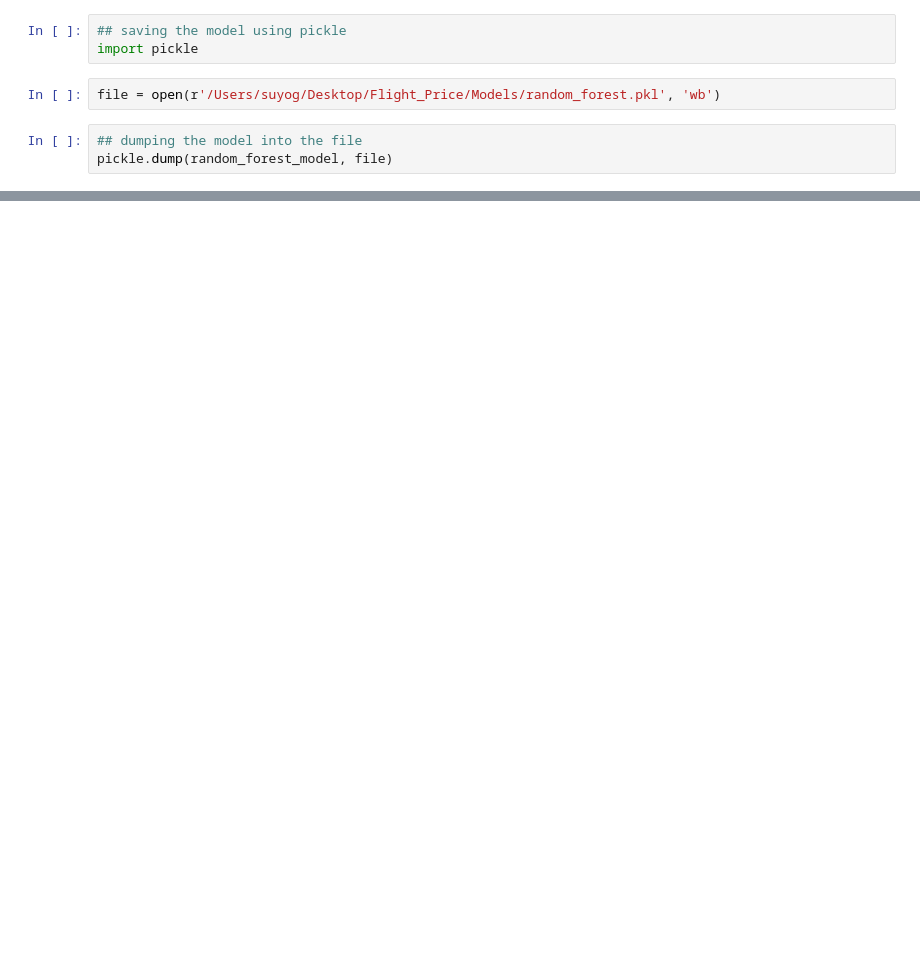
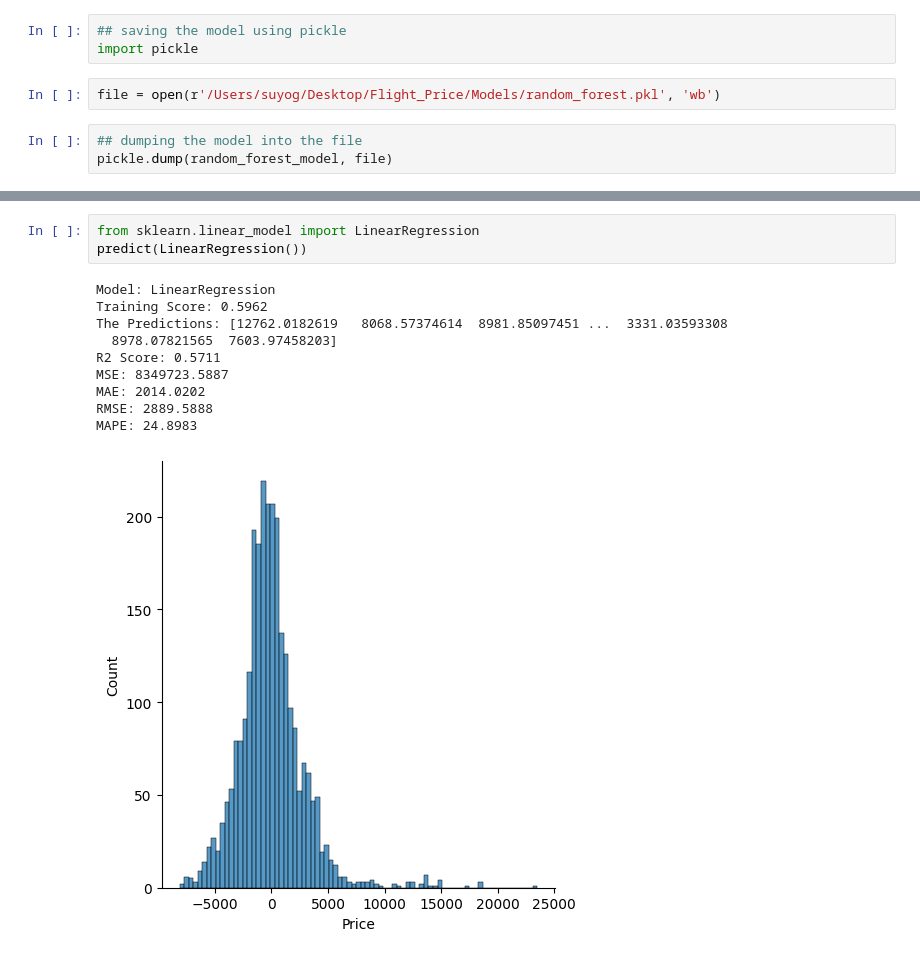
Before and after one commit to suyogshresthaa/Flight-Fare-Prediction-System, a Jupyter notebook: flight_price_prediction.ipynb, the cells around one changed output, grey strips where cells are left out. Drawn from its saved outputs; the diff is of its cells as text; blank space fills up the shorter version.

```diff
--- a/flight_price_prediction.ipynb
+++ b/flight_price_prediction.ipynb
@@ -719,0 +775,14 @@ pickle.dump(random_forest_model, file)
+# %%
+from sklearn.linear_model import LinearRegression
+predict(LinearRegression())
+# %% [output]
+Model: LinearRegression
+Training Score: 0.5962
+The Predictions: [12762.0182619   8068.57374614  8981.85097451 ...  3331.03593308
+  8978.07821565  7603.97458203]
+R2 Score: 0.5711
+MSE: 8349723.5887
+MAE: 2014.0202
+RMSE: 2889.5888
+MAPE: 24.8983
+[figure, added]
```
Also changed, not shown: parts of 14 cells of this notebook.
